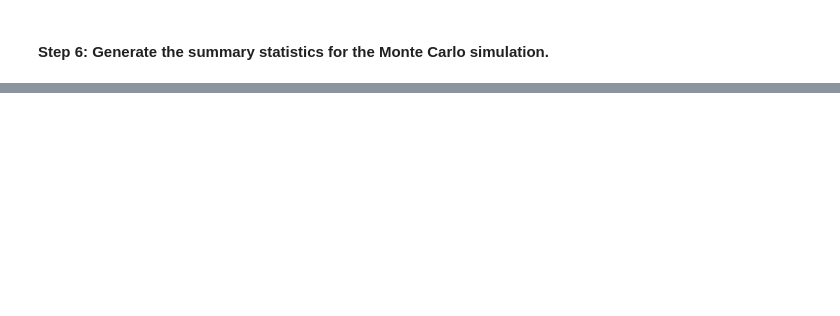
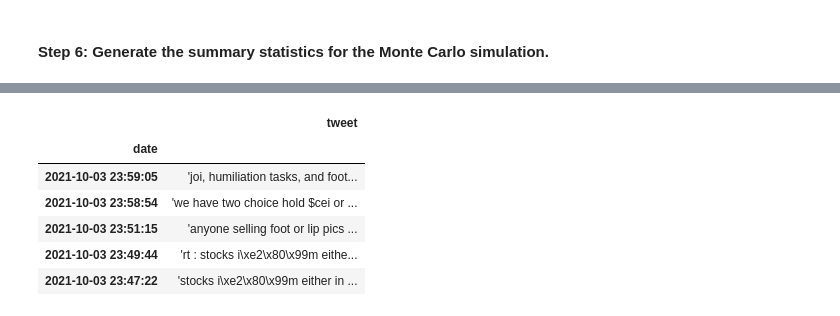
Before and after one commit to douglasg-fintec/Project-2, a Jupyter notebook: Analytic Files/api_request.ipynb, the cells around one changed output, grey strips where cells are left out. Cells and saved outputs as stored; diff of their text form; code cells hidden in the pictures; blank space fills up the shorter version.

```diff
--- a/Analytic Files/api_request.ipynb
+++ b/Analytic Files/api_request.ipynb
@@ -295,0 +324,13 @@ df_file.to_csv(Path('../Resources/CEI_data.csv'))
+# %%
+twitter_df = pd.read_csv(Path
+    ('../Twitter/twitter_data_CLEANED.csv'), index_col='date')
+twitter_df = twitter_df.drop('Unnamed: 0', axis=1)
+twitter_df.head()
+# %% [output]
+|  | tweet |
+| date |  |
+| 2021-10-03 23:59:05 | 'joi, humiliation tasks, and foot... |
+| 2021-10-03 23:58:54 | 'we have two choice hold $cei or ... |
+| 2021-10-03 23:51:15 | 'anyone selling foot or lip pics ... |
+| 2021-10-03 23:49:44 | 'rt : stocks i\xe2\x80\x99m eithe... |
+| 2021-10-03 23:47:22 | 'stocks i\xe2\x80\x99m either in ... |
```
Also changed, not shown: parts of 18 cells of this notebook, 7 other files.
